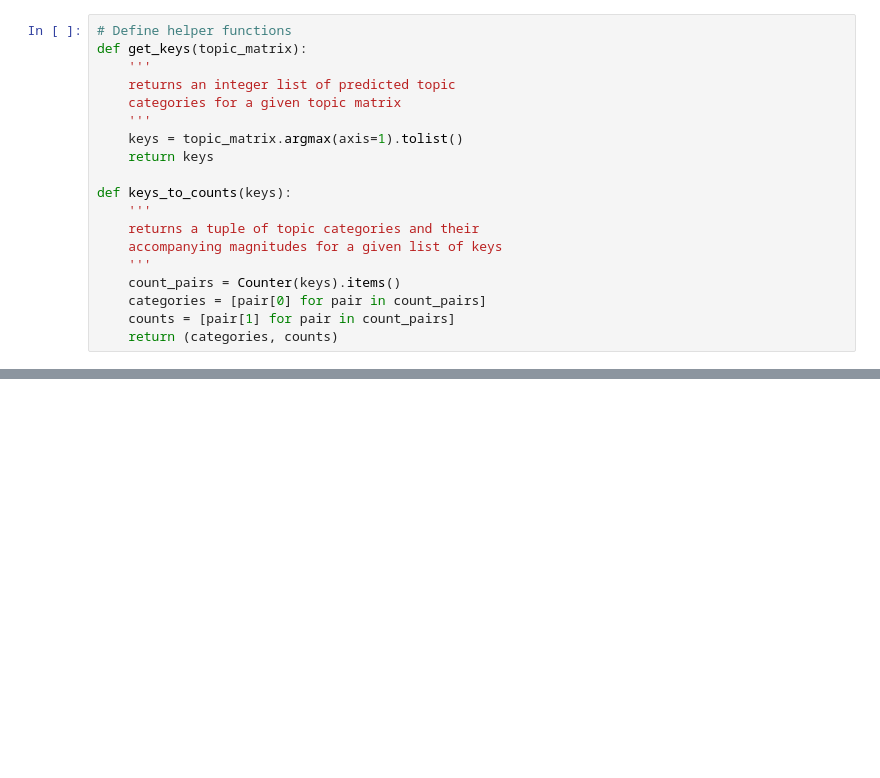
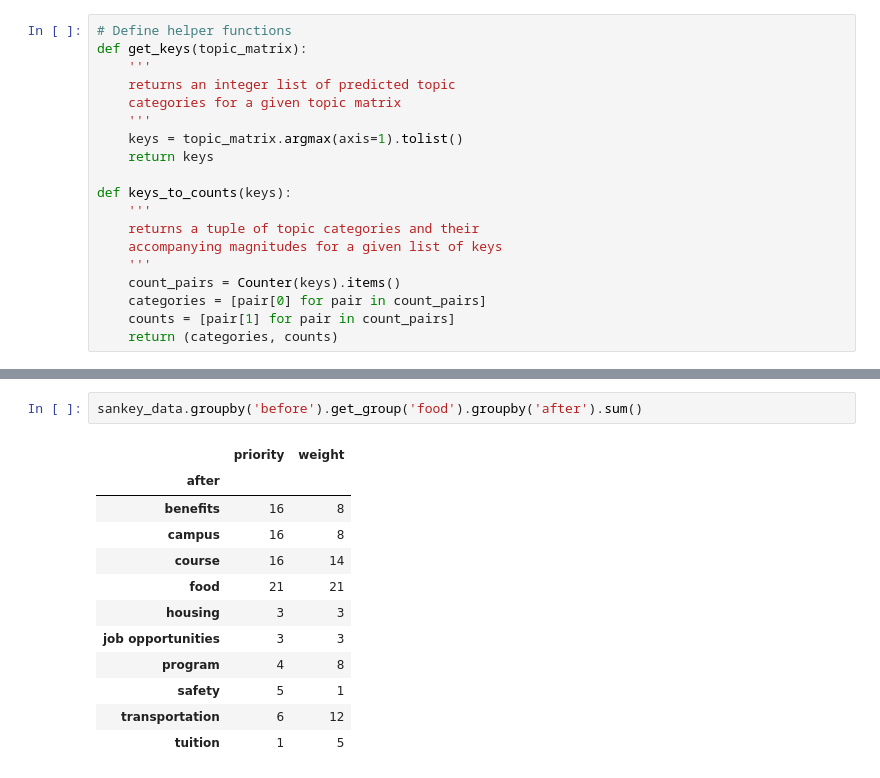
Before and after one commit to qingqingye/6607-project-, a Jupyter notebook: dataclean_lda_6607project.ipynb, the cells around one changed output, grey strips where cells are left out. Cells and saved outputs as stored; diff of their text form; blank space fills up the shorter version.

```diff
--- a/dataclean_lda_6607project.ipynb
+++ b/dataclean_lda_6607project.ipynb
@@ -212,0 +385,15 @@ Topic 15:  campus increase safety activities opportunities gta gra students
+# %%
+sankey_data.groupby('before').get_group('food').groupby('after').sum()
+# %% [output]
+|  | priority | weight |
+| after |  |  |
+| benefits | 16 | 8 |
+| campus | 16 | 8 |
+| course | 16 | 14 |
+| food | 21 | 21 |
+| housing | 3 | 3 |
+| job opportunities | 3 | 3 |
+| program | 4 | 8 |
+| safety | 5 | 1 |
+| transportation | 6 | 12 |
+| tuition | 1 | 5 |
```
Also changed, not shown: parts of 19 cells of this notebook.
